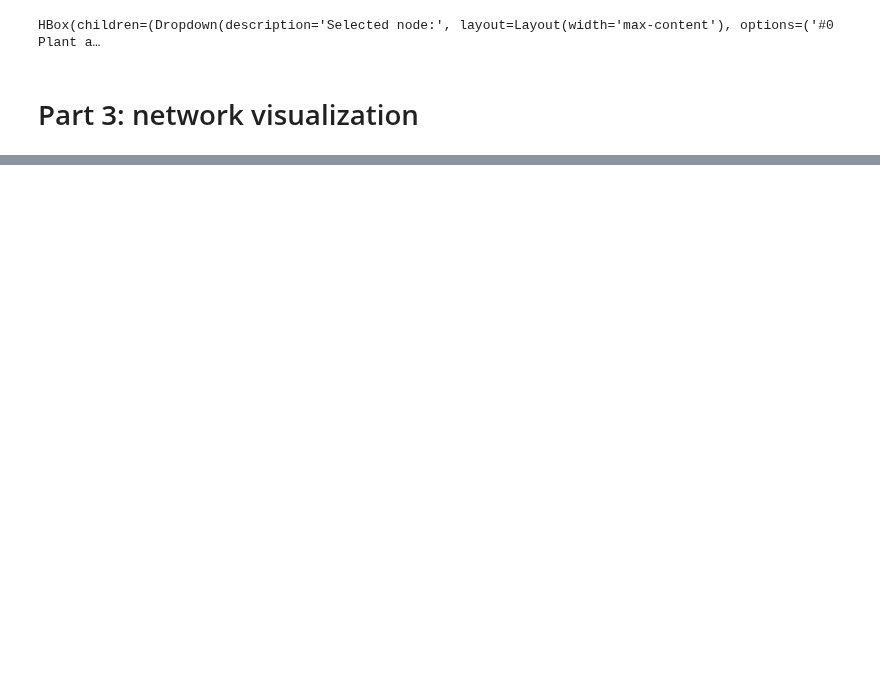
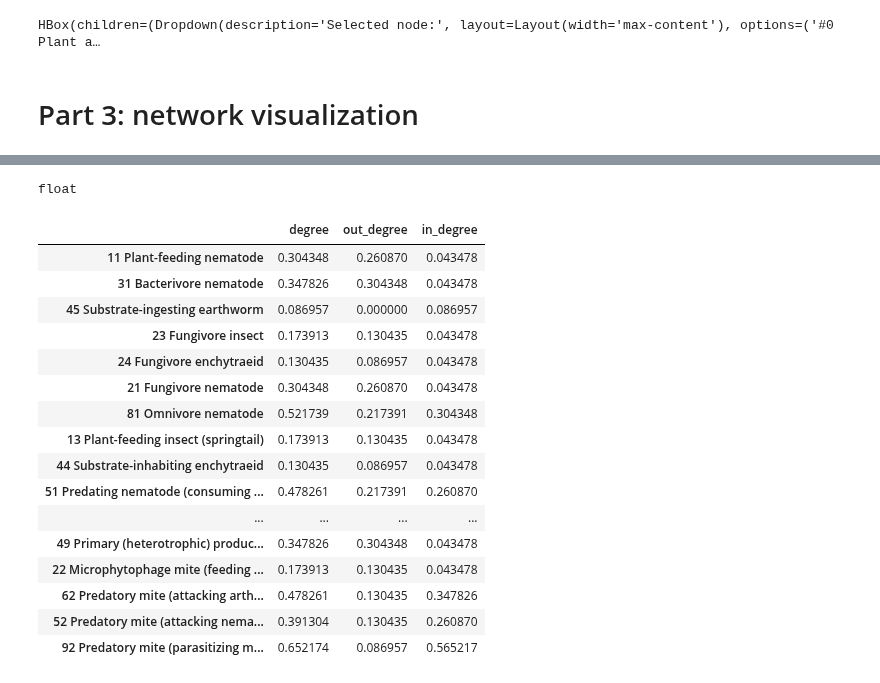
Before and after one commit to MartinMarzi/BEFANA, a Jupyter notebook: befana.ipynb, the cells around one changed output, grey strips where cells are left out. Drawn from its saved outputs; the diff is of its cells as text; code cells hidden in the pictures; blank space fills up the shorter version.

```diff
--- a/befana.ipynb
+++ b/befana.ipynb
@@ -250,0 +252,51 @@ HTML(value='<html>\n<head>\n<meta name="viewport" content="width=device-width, i
+# %%
+type(degree['11 Plant-feeding nematode'])
+# %% [output]
+float
+# %%
+# degree centrality
+degree = nx.degree_centrality(G)
+# sorted(degree.items(), key=lambda item: item[1], reverse=True)
+
+# out-degree
+out_degree = nx.out_degree_centrality(G)
+# sorted(degree.items(), key=lambda item: item[1], reverse=True)
+
+# in-degree
+in_degree = nx.in_degree_centrality(G)
+# sorted(in_degree.items(), key=lambda item: item[1], reverse=True)
+
+# betweenness_centrality
+betw_cent = nx.betweenness_centrality(G)
+# sorted(betw_cent.items(), key=lambda item: item[1], reverse=True)
+
+# closeness_centrality
+clos_cent = nx.closeness_centrality(G)
+# sorted(clos_cent.items(), key=lambda item: item[1], reverse=True)
+
+# summary table of measures
+df_measures = pd.DataFrame.from_dict({"degree" : degree, "out_degree": out_degree, "in_degree": in_degree})
+# df_measures["out-degree"] = pd.Series(out_degree)
+# df_measures["in_degree"] = pd.Series(in_degree)
+# df_measures["betw_cent"] = pd.Series(betw_cent)
+# df_measures["out-degree"] = pd.Series(out_degree)
+# df_measures["clos_cent"] = pd.Series(clos_cent)
+df_measures
+# %% [output]
+|  | degree | out_degree | in_degree |
+| 11 Plant-feeding nematode | 0.304348 | 0.260870 | 0.043478 |
+| 31 Bacterivore nematode | 0.347826 | 0.304348 | 0.043478 |
+| 45 Substrate-ingesting earthworm | 0.086957 | 0.000000 | 0.086957 |
+| 23 Fungivore insect | 0.173913 | 0.130435 | 0.043478 |
+| 24 Fungivore enchytraeid | 0.130435 | 0.086957 | 0.043478 |
+| 21 Fungivore nematode | 0.304348 | 0.260870 | 0.043478 |
+| 81 Omnivore nematode | 0.521739 | 0.217391 | 0.304348 |
+| 13 Plant-feeding insect (springtail) | 0.173913 | 0.130435 | 0.043478 |
+| 44 Substrate-inhabiting enchytraeid | 0.130435 | 0.086957 | 0.043478 |
+| 51 Predating nematode (consuming ... | 0.478261 | 0.217391 | 0.260870 |
+| ... | ... | ... | ... |
+| 49 Primary (heterotrophic) produc... | 0.347826 | 0.304348 | 0.043478 |
+| 22 Microphytophage mite (feeding ... | 0.173913 | 0.130435 | 0.043478 |
+| 62 Predatory mite (attacking arth... | 0.478261 | 0.130435 | 0.347826 |
+| 52 Predatory mite (attacking nema... | 0.391304 | 0.130435 | 0.260870 |
+| 92 Predatory mite (parasitizing m... | 0.652174 | 0.086957 | 0.565217 |
```
Also changed, not shown: parts of 17 cells of this notebook, 16 other files.
